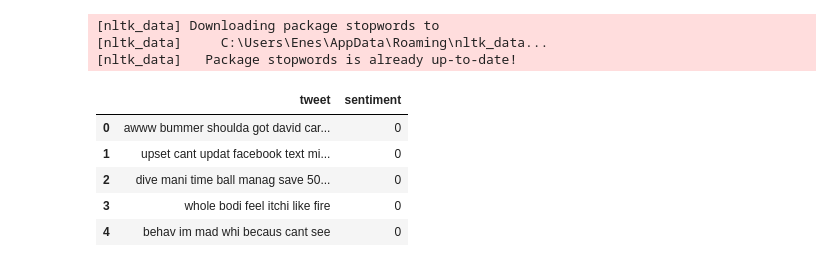
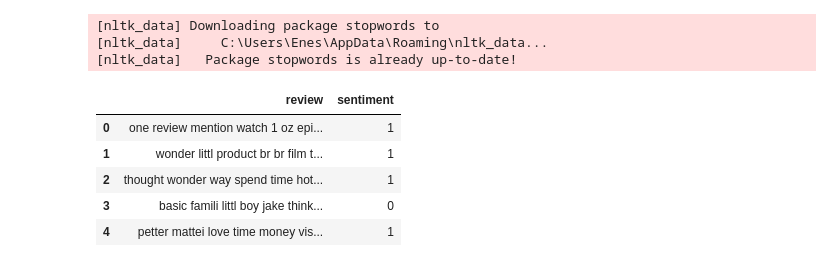
Before and after one commit to 3nws/twitter-text-classification, a Jupyter notebook: fit_vectors.ipynb, the cells around one changed output. Saved outputs shown, nothing was run; the diff lists cells and outputs as text; code cells hidden in the pictures.

Commit message:
little thing

```diff
--- a/fit_vectors.ipynb
+++ b/fit_vectors.ipynb
@@ -16,22 +16,22 @@ stemmer = SnowballStemmer("english")
 [nltk_data]   Package stopwords is already up-to-date!
 # %%
 
-dataset_dir = 'sentiment140'
-# dataset_dir = 'imdb'
+# dataset_dir = 'sentiment140'
+dataset_dir = 'imdb'
 # dataset_dir = 'coronaNLP'
 
 # importing the processed dataframe
 df = joblib.load(f'./dataframes/df_{dataset_dir}.pkl')
 
 
 df.head()
 # %% [output]
-|  | tweet | sentiment |
-| 0 | awww bummer shoulda got david car... | 0 |
-| 1 | upset cant updat facebook text mi... | 0 |
-| 2 | dive mani time ball manag save 50... | 0 |
-| 3 | whole bodi feel itchi like fire | 0 |
-| 4 | behav im mad whi becaus cant see | 0 |
+|  | review | sentiment |
+| 0 | one review mention watch 1 oz epi... | 1 |
+| 1 | wonder littl product br br film t... | 1 |
+| 2 | thought wonder way spend time hot... | 1 |
+| 3 | basic famili littl boy jake think... | 0 |
+| 4 | petter mattei love time money vis... | 1 |
 # %%
 from collections import Counter
 
```
Also changed, not shown: parts of 4 cells of this notebook, 1 other file.
